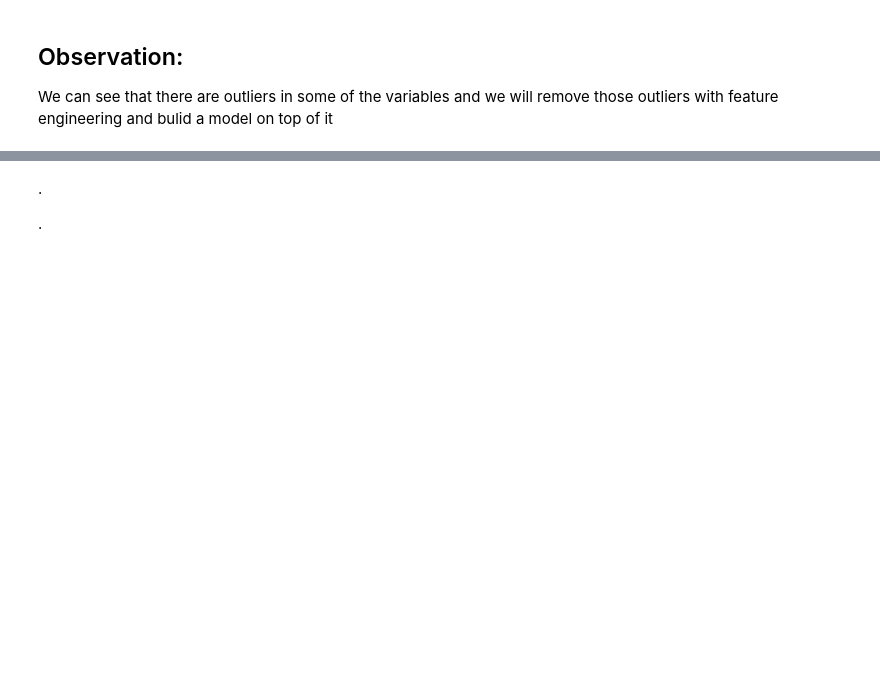
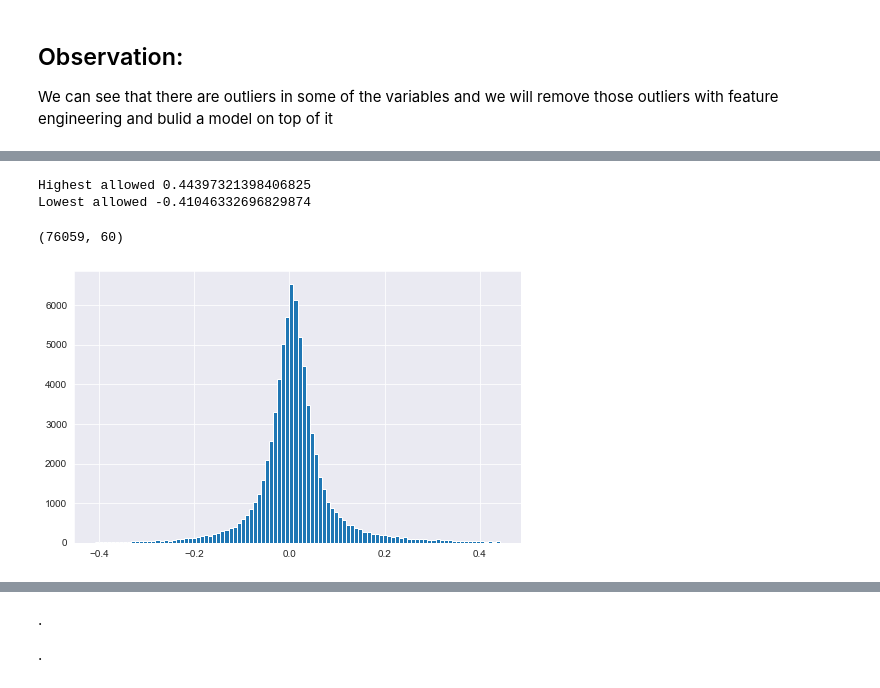
Before and after one commit to RuieX/Data-and-Web-Mining-project, a Jupyter notebook: project/src/notebooks/feature_engineering.ipynb, the cells around one changed output, grey strips where cells are left out. Drawn from its saved outputs; the diff is of its cells as text; code cells hidden in the pictures; blank space fills up the shorter version.

```diff
--- a/project/src/notebooks/feature_engineering.ipynb
+++ b/project/src/notebooks/feature_engineering.ipynb
@@ -572,0 +683,29 @@ We can see that there are outliers in some of the variables and we will remove t
+# %%
+highest_thres = y.mean() + 2.5*y.std()
+lowest_thres = y.mean() - 2.5*y.std()
+print("Highest allowed",highest_thres)
+print("Lowest allowed", lowest_thres)
+# %% [output]
+Highest allowed 0.44397321398406825
+Lowest allowed -0.41046332696829874
+# %%
+# Only the training set outliers will be dropped (not validation or testing set to ensure model performs well on outliers too)
+y = y[y > lowest_thres]
+y = y[y < highest_thres]
+
+# Update original Housing dataframe
+housing = merged_df[merged_df.logerror > lowest_thres]
+housing = housing[housing.logerror < highest_thres]
+# %%
+# Drop rows containing either 75% or more NaN Values
+percent = 75.0
+min_count =  int(((100-percent)/100)*housing.shape[1] + 1)
+housing = housing.dropna(axis=0, thresh=min_count)
+housing.shape
+# %% [output]
+(76059, 60)
+# %%
+y.hist(bins=100, figsize=(8,5))
+plt.show()
+# %% [output]
+[figure, added]
```
Also changed, not shown: parts of 21 cells of this notebook.
